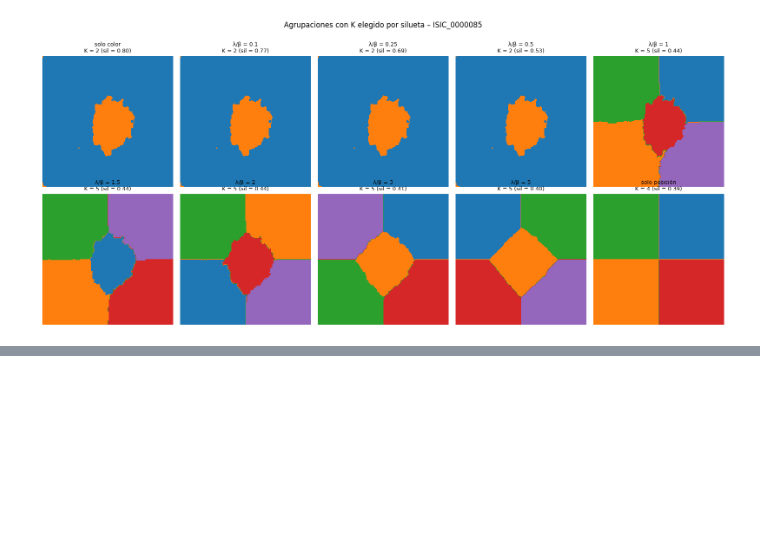
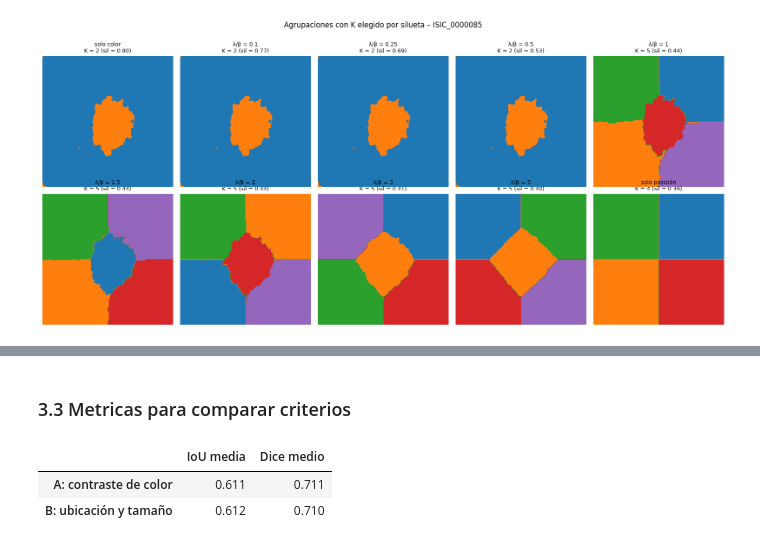
Before and after one commit to nreyl/ML-L3y4-G44, a Jupyter notebook: Lab4/L4.ipynb, the cells around one changed output, grey strips where cells are left out. Saved outputs shown, nothing was run; the diff lists cells and outputs as text; code cells hidden in the pictures; blank space fills up the shorter version.

```diff
--- a/Lab4/L4.ipynb
+++ b/Lab4/L4.ipynb
@@ -334,0 +407,41 @@ plt.show()
+# %% [markdown]
+### 3.3 Metricas para comparar criterios
+# %%
+def iou(est, ref):
+    inter = np.logical_and(est, ref).sum()
+    union = np.logical_or(est, ref).sum()
+    return inter / union if union > 0 else 1.0
+
+def dice(est, ref):
+    inter = np.logical_and(est, ref).sum()
+    total = est.sum() + ref.sum()
+    return 2 * inter / total if total > 0 else 1.0
+
+
+def evaluar_criterio(funcion, imgs, masks, **kwargs):
+    iou_t = np.zeros((len(imgs), len(COMBINACIONES)))
+    dice_t = np.zeros_like(iou_t)
+    for i, (img, ref) in enumerate(zip(imgs, masks)):
+        for j in range(len(COMBINACIONES)):
+            r = resultados[(i, j)]
+            etq = r["etiquetas"][r["k_opt"]]
+            est = funcion(img, etq, **kwargs)
+            iou_t[i, j] = iou(est, ref)
+            dice_t[i, j] = dice(est, ref)
+    idx = nombres_ajuste
+    return (pd.DataFrame(iou_t, index=idx, columns=nombres_comb),
+            pd.DataFrame(dice_t, index=idx, columns=nombres_comb))
+
+
+res_criterios = {}
+for nombre, fn in CRITERIOS.items():
+    res_criterios[nombre] = evaluar_criterio(fn, imgs_ajuste, masks_ajuste)
+
+resumen = pd.DataFrame({
+    nombre: {"IoU media": iou_df.values.mean(), "Dice medio": dice_df.values.mean()}
+    for nombre, (iou_df, dice_df) in res_criterios.items()}).T
+display(resumen.round(3))
+# %% [output]
+|  | IoU media | Dice medio |
+| A: contraste de color | 0.611 | 0.711 |
+| B: ubicación y tamaño | 0.612 | 0.710 |
```
Also changed, not shown: parts of 10 cells of this notebook.
